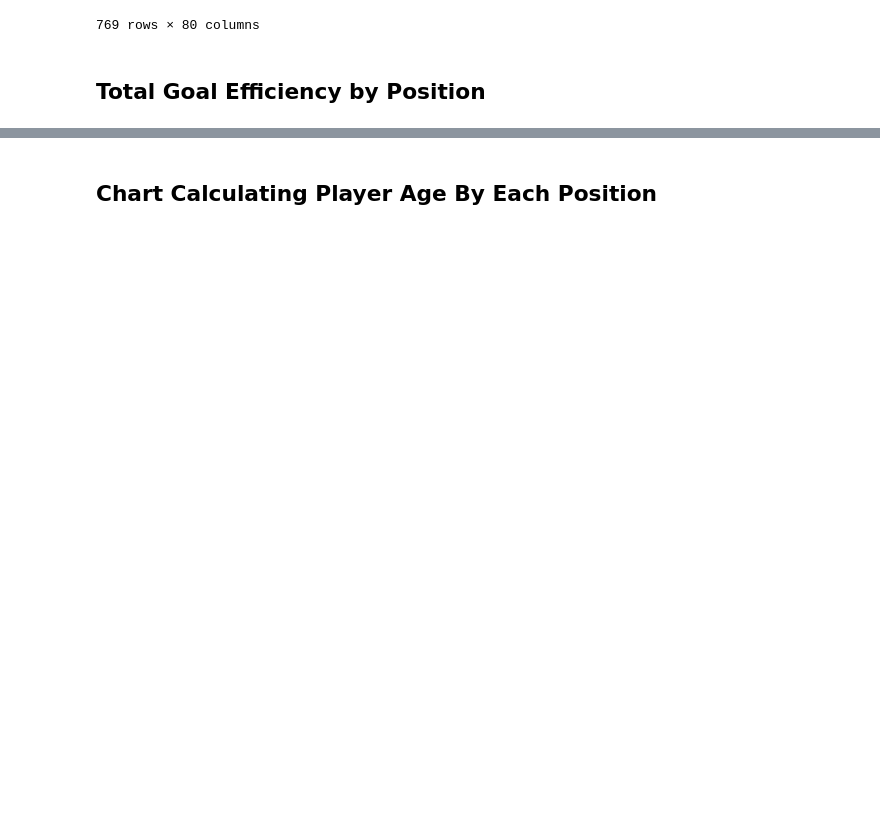
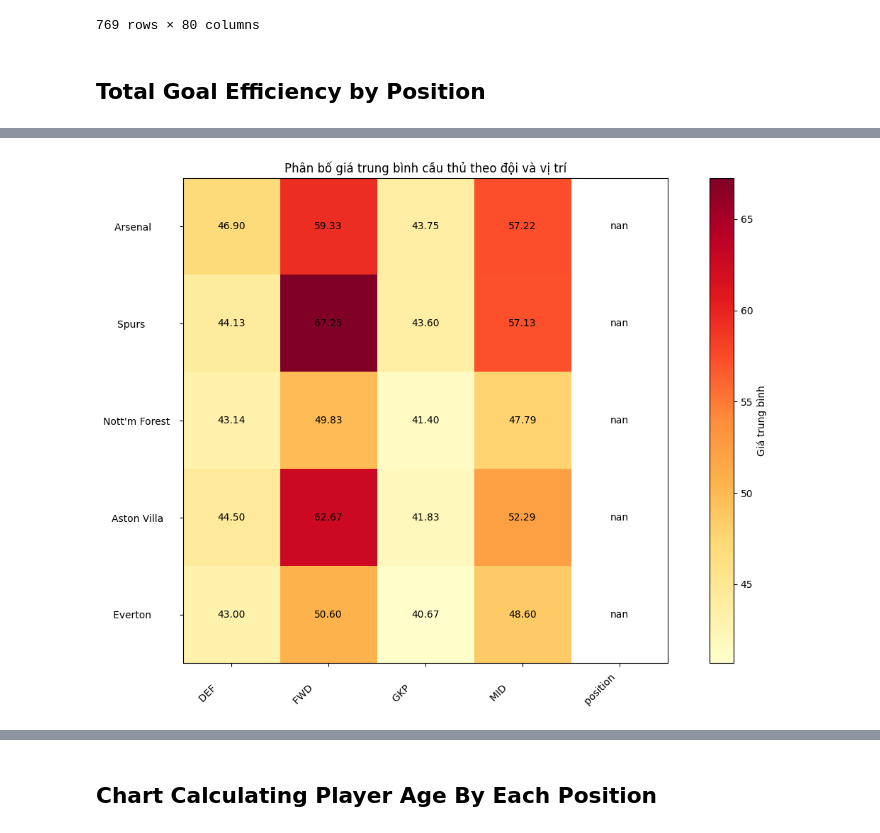
Before and after one commit to GodOfClown2k8/Khoi-CSA02, a Jupyter notebook: SPCK/bt.ipynb, the cells around one changed output, grey strips where cells are left out. Drawn from its saved outputs; the diff is of its cells as text; code cells hidden in the pictures; blank space fills up the shorter version.

```diff
--- a/SPCK/bt.ipynb
+++ b/SPCK/bt.ipynb
@@ -72,0 +149,31 @@ NameError: name 'top_players' is not defined
+# %%
+
+
+data['now_cost'] = pd.to_numeric(data['now_cost'], errors='coerce')
+
+data.columns = data.columns.str.strip()
+
+# Tính toán giá trung bình cho mỗi đội và vị trí
+team_position_cost = data.groupby(['team', 'position'])['now_cost'].mean().unstack()
+
+random_teams = team_position_cost.sample(n=5, random_state=42)
+
+plt.figure(figsize=(12, 8))
+im = plt.imshow(random_teams, cmap='YlOrRd')
+
+plt.colorbar(im, label="Giá trung bình")
+
+plt.xticks(np.arange(len(random_teams.columns)), random_teams.columns, rotation=45, ha="right")
+plt.yticks(np.arange(len(random_teams.index)), random_teams.index)
+
+# Thêm giá trị vào mỗi ô
+for i in range(len(random_teams.index)):
+    for j in range(len(random_teams.columns)):
+        plt.text(j, i, f"{random_teams.iloc[i, j]:.2f}",
+                 ha="center", va="center", color="black")
+
+plt.title("Phân bố giá trung bình cầu thủ theo đội và vị trí")
+plt.tight_layout()
+plt.show()
+# %% [output]
+[figure, added]
```
Also changed, not shown: parts of 9 cells of this notebook, 1 other file.
